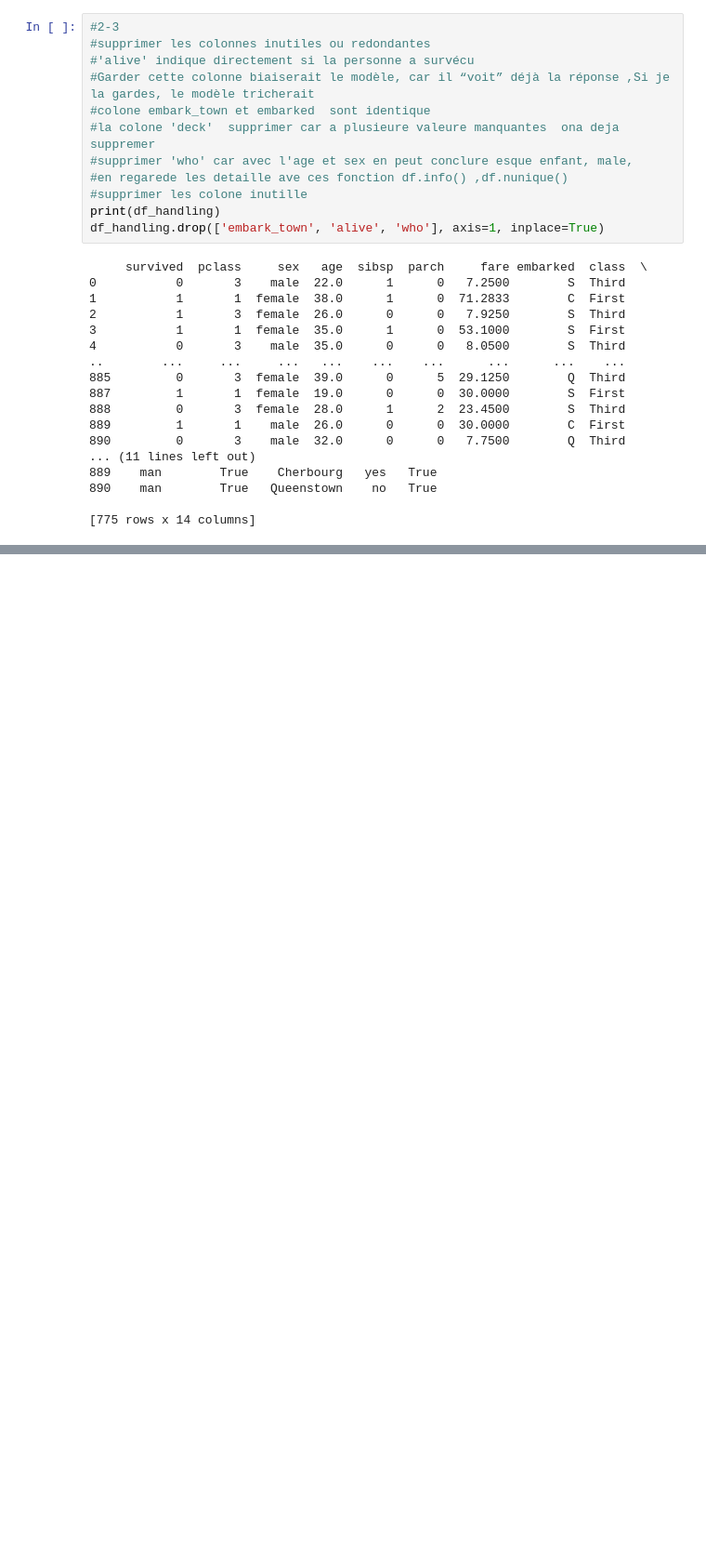
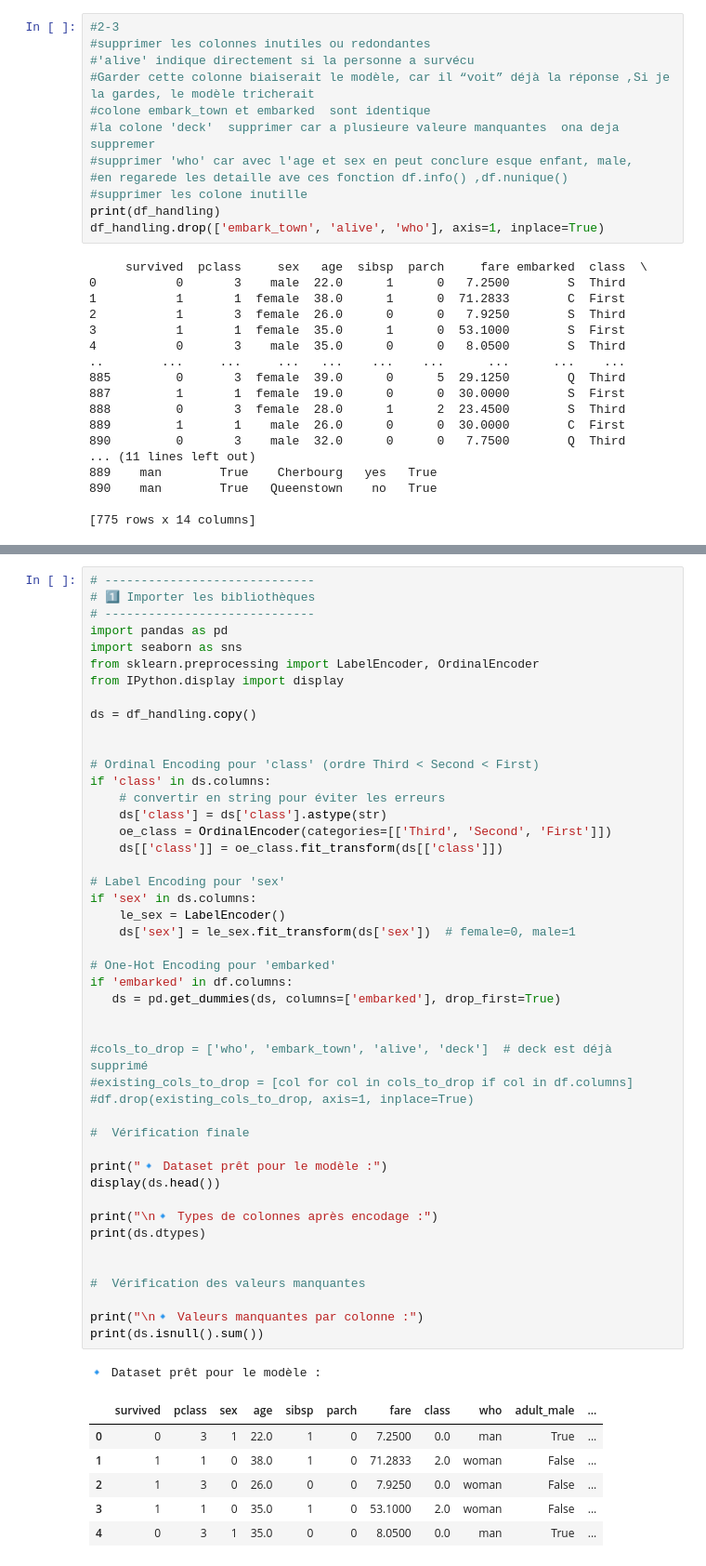
Before and after one commit to rekayahamzaoui-a11y/Project_Sales, a Jupyter notebook: projet5.ipynb, the cells around one changed output, grey strips where cells are left out. Shown: that part at 93% size. Cells and saved outputs as stored; diff of their text form; blank space fills up the shorter version.

```diff
--- a/projet5.ipynb
+++ b/projet5.ipynb
@@ -386,0 +446,54 @@ df_handling.drop(['embark_town', 'alive', 'who'], axis=1, inplace=True)
+# %%
+# -----------------------------
+# 1️⃣ Importer les bibliothèques
+# -----------------------------
+import pandas as pd
+import seaborn as sns
+from sklearn.preprocessing import LabelEncoder, OrdinalEncoder
+from IPython.display import display
+
+ds = df_handling.copy()
+
+
+# Ordinal Encoding pour 'class' (ordre Third < Second < First)
+if 'class' in ds.columns:
+    # convertir en string pour éviter les erreurs
+    ds['class'] = ds['class'].astype(str)
+    oe_class = OrdinalEncoder(categories=[['Third', 'Second', 'First']])
+    ds[['class']] = oe_class.fit_transform(ds[['class']])
+
+# Label Encoding pour 'sex'
+if 'sex' in ds.columns:
+    le_sex = LabelEncoder()
+    ds['sex'] = le_sex.fit_transform(ds['sex'])  # female=0, male=1
+
+# One-Hot Encoding pour 'embarked'
+if 'embarked' in df.columns:
+   ds = pd.get_dummies(ds, columns=['embarked'], drop_first=True)
+
+
+#cols_to_drop = ['who', 'embark_town', 'alive', 'deck']  # deck est déjà supprimé
+#existing_cols_to_drop = [col for col in cols_to_drop if col in df.columns]
+#df.drop(existing_cols_to_drop, axis=1, inplace=True)
+
+#  Vérification finale
+
+print("🔹 Dataset prêt pour le modèle :")
+display(ds.head())
+
+print("\n🔹 Types de colonnes après encodage :")
+print(ds.dtypes)
+
+
+#  Vérification des valeurs manquantes
+
+print("\n🔹 Valeurs manquantes par colonne :")
+print(ds.isnull().sum())
+# %% [output]
+🔹 Dataset prêt pour le modèle :
+|  | survived | pclass | sex | age | sibsp | parch | fare | class | who | adult_male | ... |
+| 0 | 0 | 3 | 1 | 22.0 | 1 | 0 | 7.2500 | 0.0 | man | True | ... |
+| 1 | 1 | 1 | 0 | 38.0 | 1 | 0 | 71.2833 | 2.0 | woman | False | ... |
+| 2 | 1 | 3 | 0 | 26.0 | 0 | 0 | 7.9250 | 0.0 | woman | False | ... |
+| 3 | 1 | 1 | 0 | 35.0 | 1 | 0 | 53.1000 | 2.0 | woman | False | ... |
+| 4 | 0 | 3 | 1 | 35.0 | 0 | 0 | 8.0500 | 0.0 | man | True | ... |
```
Also changed, not shown: parts of 3 cells of this notebook.
